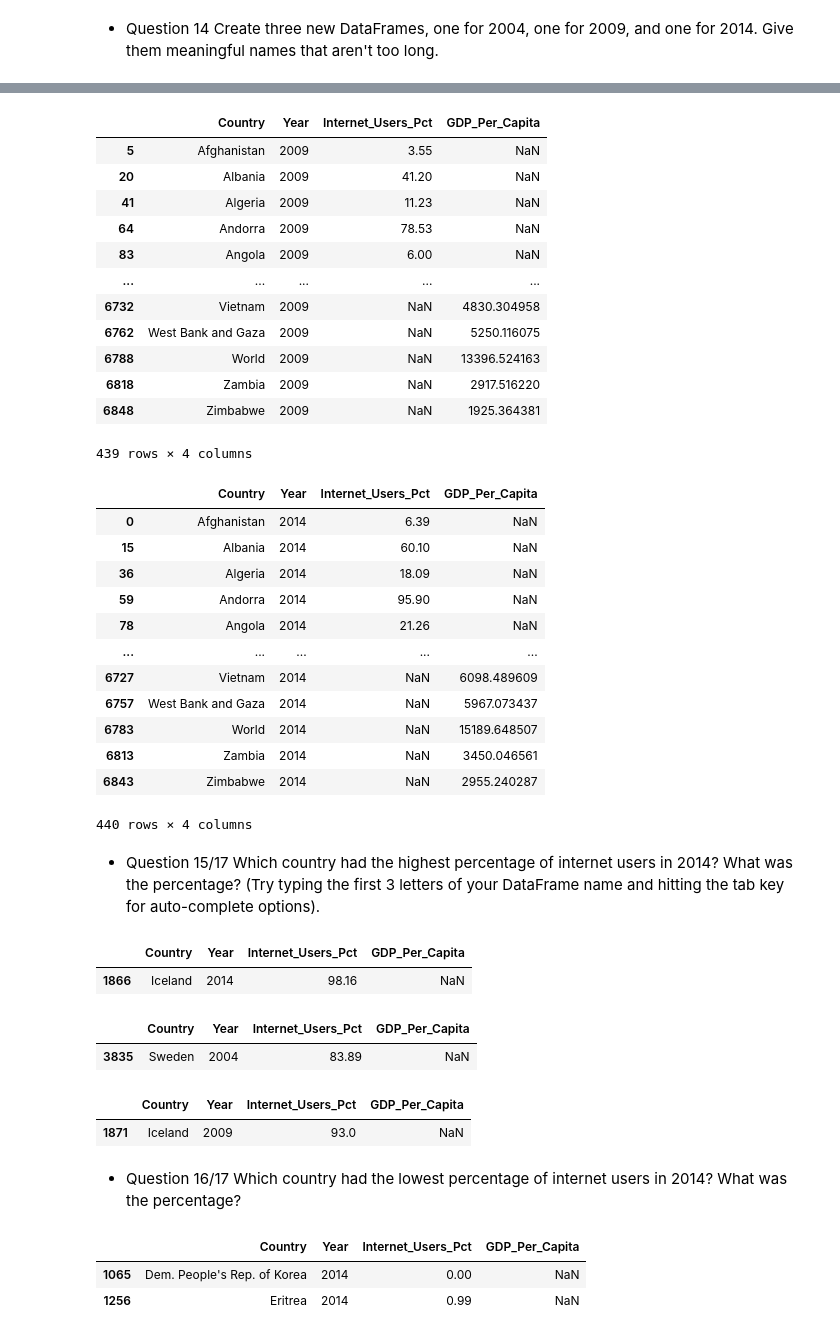
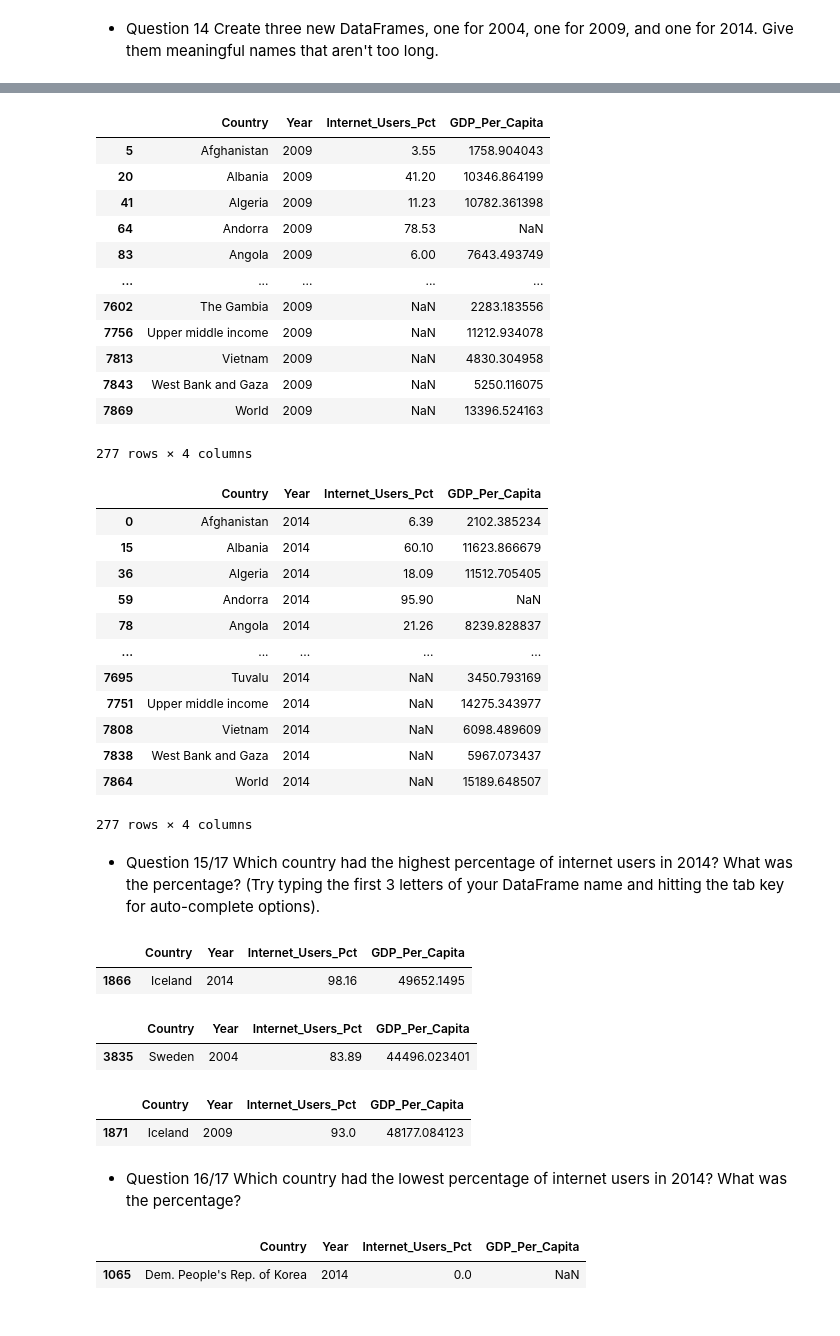
Before and after one commit to NSS-Full-Time-Data-Analytics-7/gdp-and-internet-usage-LaurenDellaRusso, a Jupyter notebook: notebooks/UN _data.ipynb, the cells around one changed output, grey strips where cells are left out. Drawn from its saved outputs; the diff is of its cells as text; code cells hidden in the pictures.

```diff
--- a/notebooks/UN _data.ipynb
+++ b/notebooks/UN _data.ipynb
@@ -209,7 +207,7 @@ internet_df
 # %% [markdown]
  - Question 10  Merge the two DataFrames to one. Merge **all rows** from each of the two DataFrames. Call the new DataFrame `gdp_and_internet_use`.
 # %%
-gdp_and_internet_use = pd.concat([internet_df, gdp_df])
+gdp_and_internet_use=pd.merge(internet_df, gdp_df, on = ['Country', 'Year'], how = 'outer')
 gdp_and_internet_use
 # %% [output]
 |  | Country | Year | Internet_Users_Pct | GDP_Per_Capita |
@@ -291,58 +289,57 @@ year09_df = gdp_and_internet_use[(gdp_and_internet_use['Year'] == '2009')]
 year09_df
 # %% [output]
 |  | Country | Year | Internet_Users_Pct | GDP_Per_Capita |
-| 5 | Afghanistan | 2009 | 3.55 | NaN |
-| 20 | Albania | 2009 | 41.20 | NaN |
-| 41 | Algeria | 2009 | 11.23 | NaN |
+| 5 | Afghanistan | 2009 | 3.55 | 1758.904043 |
+| 20 | Albania | 2009 | 41.20 | 10346.864199 |
+| 41 | Algeria | 2009 | 11.23 | 10782.361398 |
 | 64 | Andorra | 2009 | 78.53 | NaN |
-| 83 | Angola | 2009 | 6.00 | NaN |
+| 83 | Angola | 2009 | 6.00 | 7643.493749 |
 | ... | ... | ... | ... | ... |
-| 6732 | Vietnam | 2009 | NaN | 4830.304958 |
-| 6762 | West Bank and Gaza | 2009 | NaN | 5250.116075 |
-| 6788 | World | 2009 | NaN | 13396.524163 |
-| 6818 | Zambia | 2009 | NaN | 2917.516220 |
-| 6848 | Zimbabwe | 2009 | NaN | 1925.364381 |
+| 7602 | The Gambia | 2009 | NaN | 2283.183556 |
+| 7756 | Upper middle income | 2009 | NaN | 11212.934078 |
+| 7813 | Vietnam | 2009 | NaN | 4830.304958 |
+| 7843 | West Bank and Gaza | 2009 | NaN | 5250.116075 |
+| 7869 | World | 2009 | NaN | 13396.524163 |
-439 rows × 4 columns
+277 rows × 4 columns
 # %%
 year14_df = gdp_and_internet_use[(gdp_and_internet_use['Year'] == '2014')]
 year14_df
 # %% [output]
 |  | Country | Year | Internet_Users_Pct | GDP_Per_Capita |
-| 0 | Afghanistan | 2014 | 6.39 | NaN |
-| 15 | Albania | 2014 | 60.10 | NaN |
-| 36 | Algeria | 2014 | 18.09 | NaN |
+| 0 | Afghanistan | 2014 | 6.39 | 2102.385234 |
+| 15 | Albania | 2014 | 60.10 | 11623.866679 |
+| 36 | Algeria | 2014 | 18.09 | 11512.705405 |
 | 59 | Andorra | 2014 | 95.90 | NaN |
-| 78 | Angola | 2014 | 21.26 | NaN |
+| 78 | Angola | 2014 | 21.26 | 8239.828837 |
 | ... | ... | ... | ... | ... |
-| 6727 | Vietnam | 2014 | NaN | 6098.489609 |
-| 6757 | West Bank and Gaza | 2014 | NaN | 5967.073437 |
-| 6783 | World | 2014 | NaN | 15189.648507 |
-| 6813 | Zambia | 2014 | NaN | 3450.046561 |
-| 6843 | Zimbabwe | 2014 | NaN | 2955.240287 |
+| 7695 | Tuvalu | 2014 | NaN | 3450.793169 |
+| 7751 | Upper middle income | 2014 | NaN | 14275.343977 |
+| 7808 | Vietnam | 2014 | NaN | 6098.489609 |
+| 7838 | West Bank and Gaza | 2014 | NaN | 5967.073437 |
+| 7864 | World | 2014 | NaN | 15189.648507 |
-440 rows × 4 columns
+277 rows × 4 columns
 # %% [markdown]
  - Question 15/17 Which country had the highest percentage of internet users in 2014? What was the percentage? (Try typing the first 3 letters of your DataFrame name and hitting the tab key for auto-complete options).
 # %%
 year14_df.sort_values(by = 'Internet_Users_Pct', ascending = False).head(1)
 # %% [output]
 |  | Country | Year | Internet_Users_Pct | GDP_Per_Capita |
-| 1866 | Iceland | 2014 | 98.16 | NaN |
+| 1866 | Iceland | 2014 | 98.16 | 49652.1495 |
 # %%
 year04_df.sort_values(by = 'Internet_Users_Pct', ascending = False).head(1)
 # %% [output]
 |  | Country | Year | Internet_Users_Pct | GDP_Per_Capita |
-| 3835 | Sweden | 2004 | 83.89 | NaN |
+| 3835 | Sweden | 2004 | 83.89 | 44496.023401 |
 # %%
 year09_df.sort_values(by = 'Internet_Users_Pct', ascending = False).head(1)
 # %% [output]
 |  | Country | Year | Internet_Users_Pct | GDP_Per_Capita |
-| 1871 | Iceland | 2009 | 93.0 | NaN |
+| 1871 | Iceland | 2009 | 93.0 | 48177.084123 |
 # %% [markdown]
  - Question 16/17 	Which country had the lowest percentage of internet users in 2014? What was the percentage?
 # %%
-year14_df.sort_values(by = 'Internet_Users_Pct', ascending = True).head(2)
+year14_df.sort_values(by = 'Internet_Users_Pct', ascending = True).head(1)
 # %% [output]
 |  | Country | Year | Internet_Users_Pct | GDP_Per_Capita |
-| 1065 | Dem. People's Rep. of Korea | 2014 | 0.00 | NaN |
-| 1256 | Eritrea | 2014 | 0.99 | NaN |
+| 1065 | Dem. People's Rep. of Korea | 2014 | 0.0 | NaN |
 # %%
```
Also changed, not shown: parts of 50 cells of this notebook.
